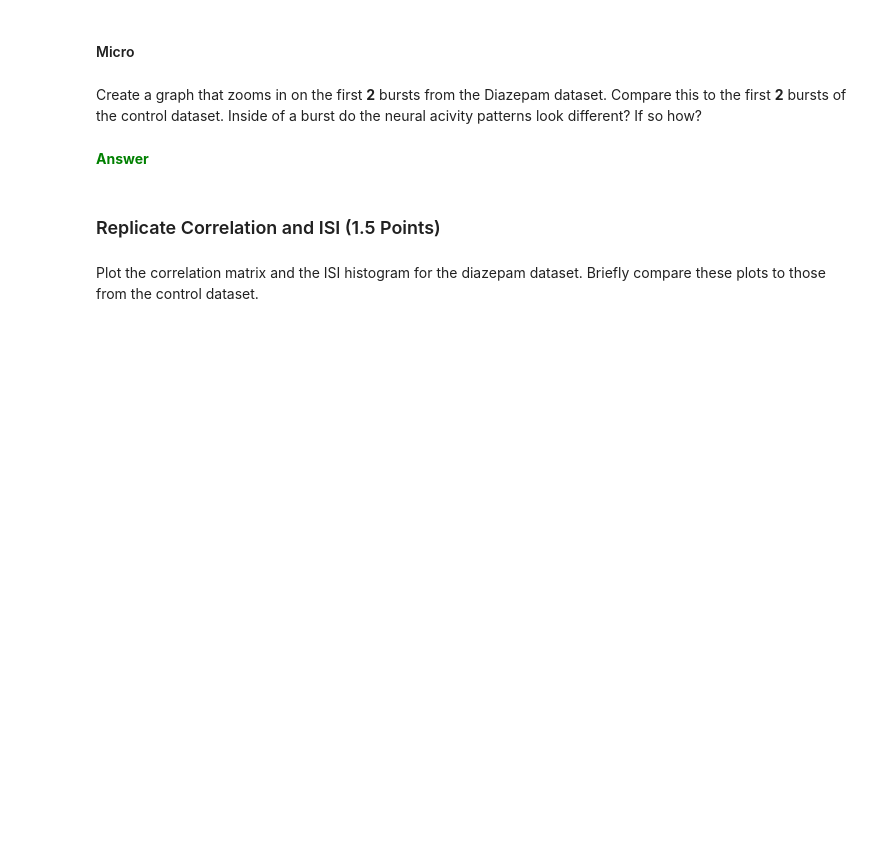
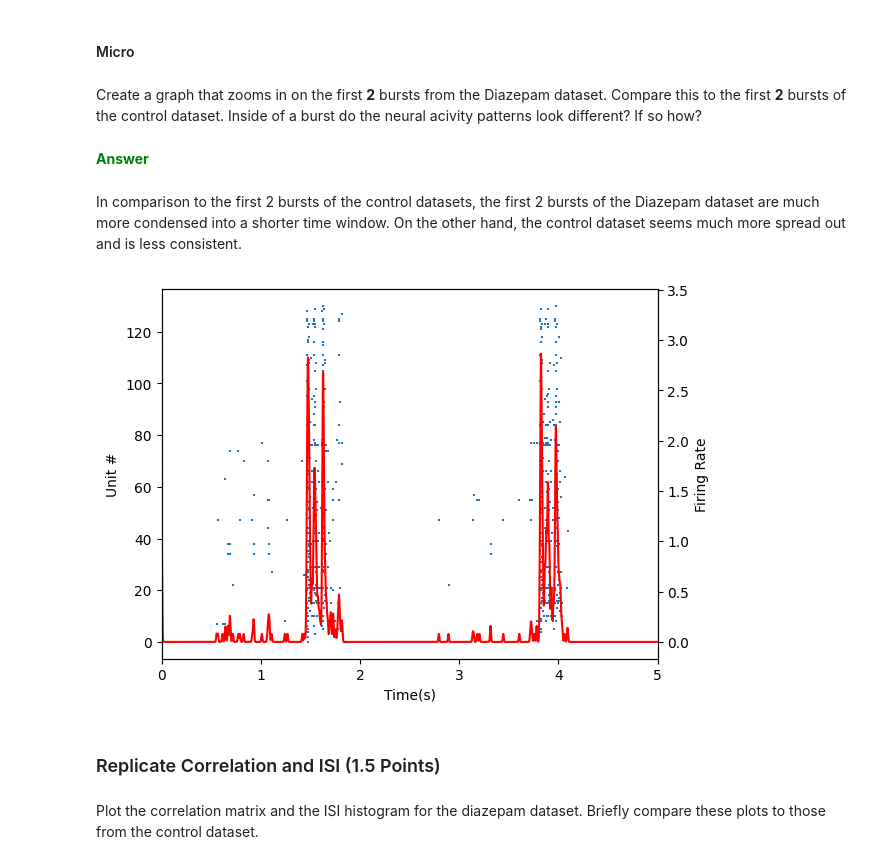
Before and after one commit to Braingeneers-Education/bme-118-2025-introduction-to-electrophysiology-cljhan, a Jupyter notebook: electrophysiology_introduction.ipynb, the cells around one changed output. Saved outputs shown, nothing was run; the diff lists cells and outputs as text; code cells hidden in the pictures; blank space fills up the shorter version.

```diff
--- a/electrophysiology_introduction.ipynb
+++ b/electrophysiology_introduction.ipynb
@@ -344,6 +347,12 @@ raster_analysis(data_diazepam, seconds=20)
 Create a graph that zooms in on the first **2** bursts from the Diazepam dataset. Compare this to the first **2** bursts of the control dataset. Inside of a burst do the neural acivity patterns look different? If so how?
 # %% [markdown]
 <font color="green"><b>Answer
+# %% [markdown]
+In comparison to the first 2 bursts of the control datasets, the first 2 bursts of the Diazepam dataset are much more condensed into a shorter time window. On the other hand, the control dataset seems much more spread out and is less consistent.
+# %%
+raster_analysis(data_diazepam, seconds=5)
+# %% [output]
+[figure, added]
 # %% [markdown]
 ### Replicate Correlation and ISI (1.5 Points) <font color="green">
 # %% [markdown]
```
Also changed, not shown: parts of 10 cells of this notebook, 1 other file.
